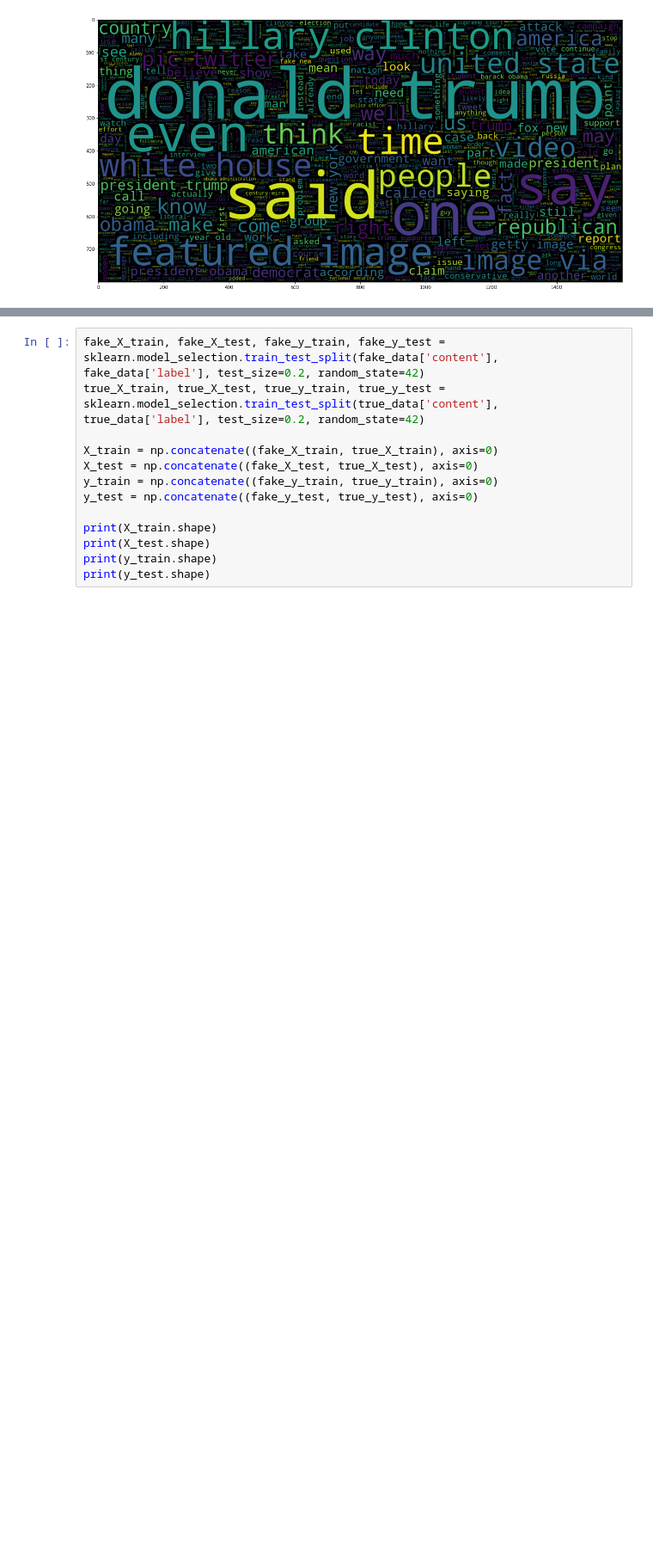
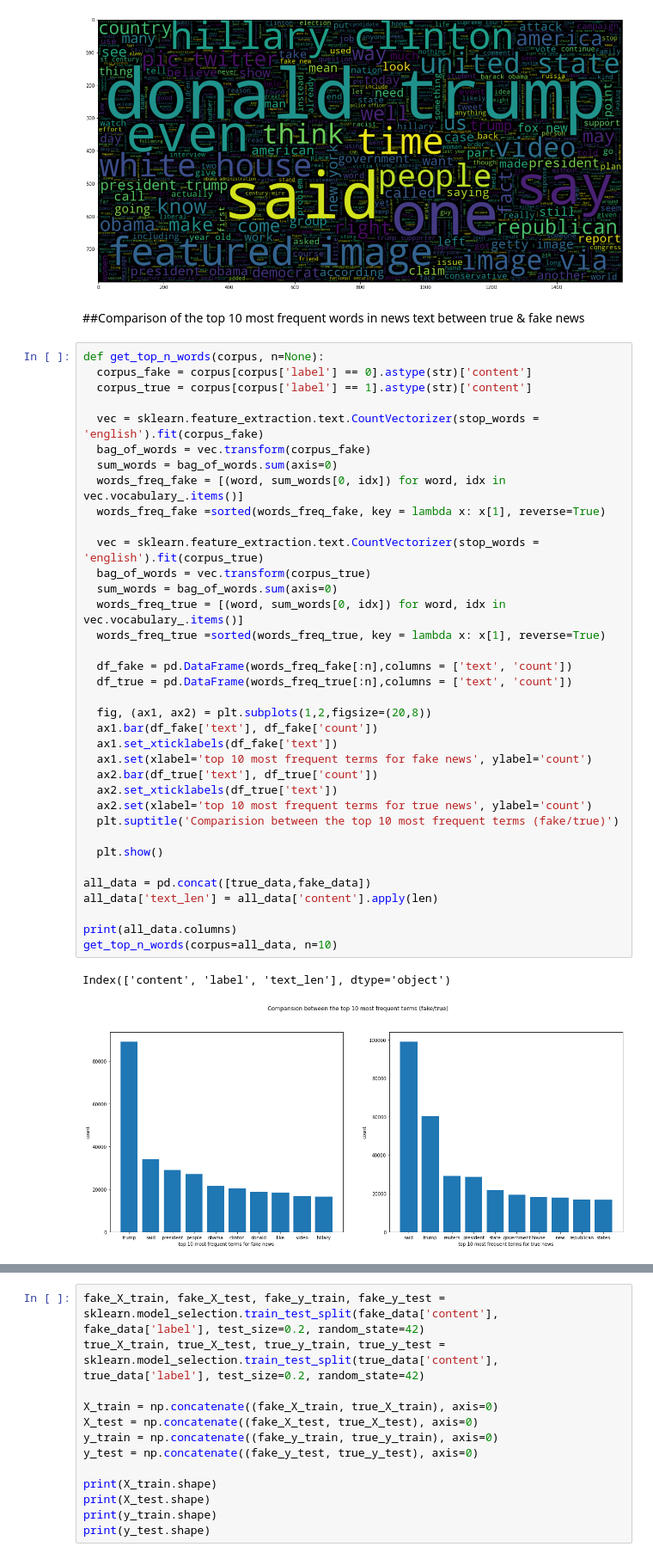
Before and after one commit to reachsidd/fina_project_6740, a Jupyter notebook: python/FinalProject3.ipynb, the cells around one changed output, grey strips where cells are left out. Shown at 86% size. Saved outputs shown, nothing was run; the diff lists cells and outputs as text; blank space fills up the shorter version.

```diff
--- a/python/FinalProject3.ipynb
+++ b/python/FinalProject3.ipynb
@@ -147,6 +139,47 @@ plt.imshow(wc, interpolation='bilinear')
 plt.show()
 # %% [output]
 [figure]
+# %% [markdown]
+##Comparison of the top 10 most frequent words in news text between true & fake news
+# %%
+def get_top_n_words(corpus, n=None):
+  corpus_fake = corpus[corpus['label'] == 0].astype(str)['content']
+  corpus_true = corpus[corpus['label'] == 1].astype(str)['content']
+
+  vec = sklearn.feature_extraction.text.CountVectorizer(stop_words = 'english').fit(corpus_fake)
+  bag_of_words = vec.transform(corpus_fake)
+  sum_words = bag_of_words.sum(axis=0)
+  words_freq_fake = [(word, sum_words[0, idx]) for word, idx in vec.vocabulary_.items()]
+  words_freq_fake =sorted(words_freq_fake, key = lambda x: x[1], reverse=True)
+
+  vec = sklearn.feature_extraction.text.CountVectorizer(stop_words = 'english').fit(corpus_true)
+  bag_of_words = vec.transform(corpus_true)
+  sum_words = bag_of_words.sum(axis=0)
+  words_freq_true = [(word, sum_words[0, idx]) for word, idx in vec.vocabulary_.items()]
+  words_freq_true =sorted(words_freq_true, key = lambda x: x[1], reverse=True)
+
+  df_fake = pd.DataFrame(words_freq_fake[:n],columns = ['text', 'count'])
+  df_true = pd.DataFrame(words_freq_true[:n],columns = ['text', 'count'])
+
+  fig, (ax1, ax2) = plt.subplots(1,2,figsize=(20,8))
+  ax1.bar(df_fake['text'], df_fake['count'])
+  ax1.set_xticklabels(df_fake['text'])
+  ax1.set(xlabel='top 10 most frequent terms for fake news', ylabel='count')
+  ax2.bar(df_true['text'], df_true['count'])
+  ax2.set_xticklabels(df_true['text'])
+  ax2.set(xlabel='top 10 most frequent terms for true news', ylabel='count')
+  plt.suptitle('Comparision between the top 10 most frequent terms (fake/true)')
+
+  plt.show()
+
+all_data = pd.concat([true_data,fake_data])
+all_data['text_len'] = all_data['content'].apply(len)
+
+print(all_data.columns)
+get_top_n_words(corpus=all_data, n=10)
+# %% [output]
+Index(['content', 'label', 'text_len'], dtype='object')
+[figure, added]
 # %%
 # NLP - Tokenize and apply Porter’s Stemmer algorithm
 ps = nltk.stem.porter.PorterStemmer()
```
Also changed, not shown: parts of 8 cells of this notebook.
